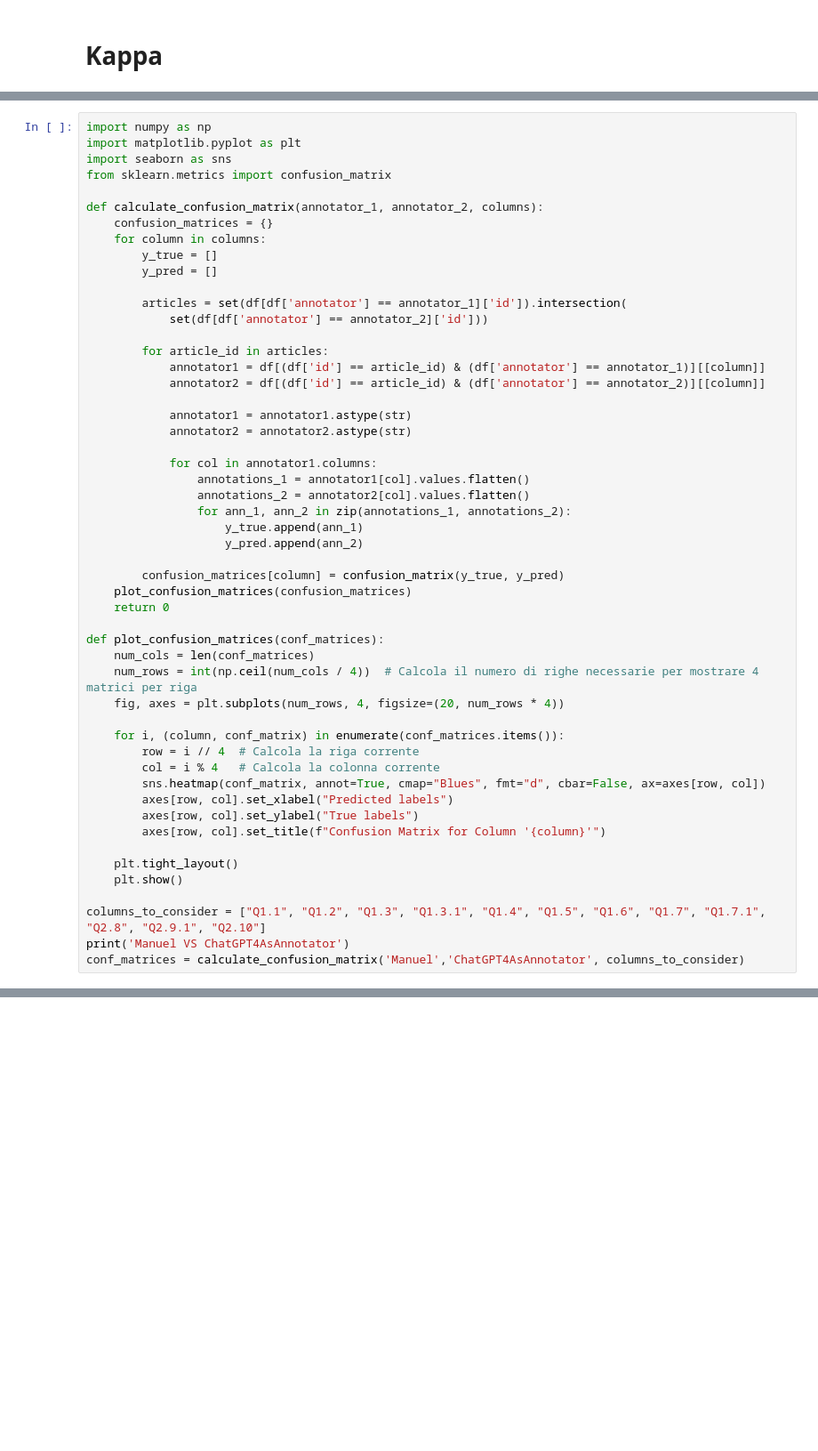
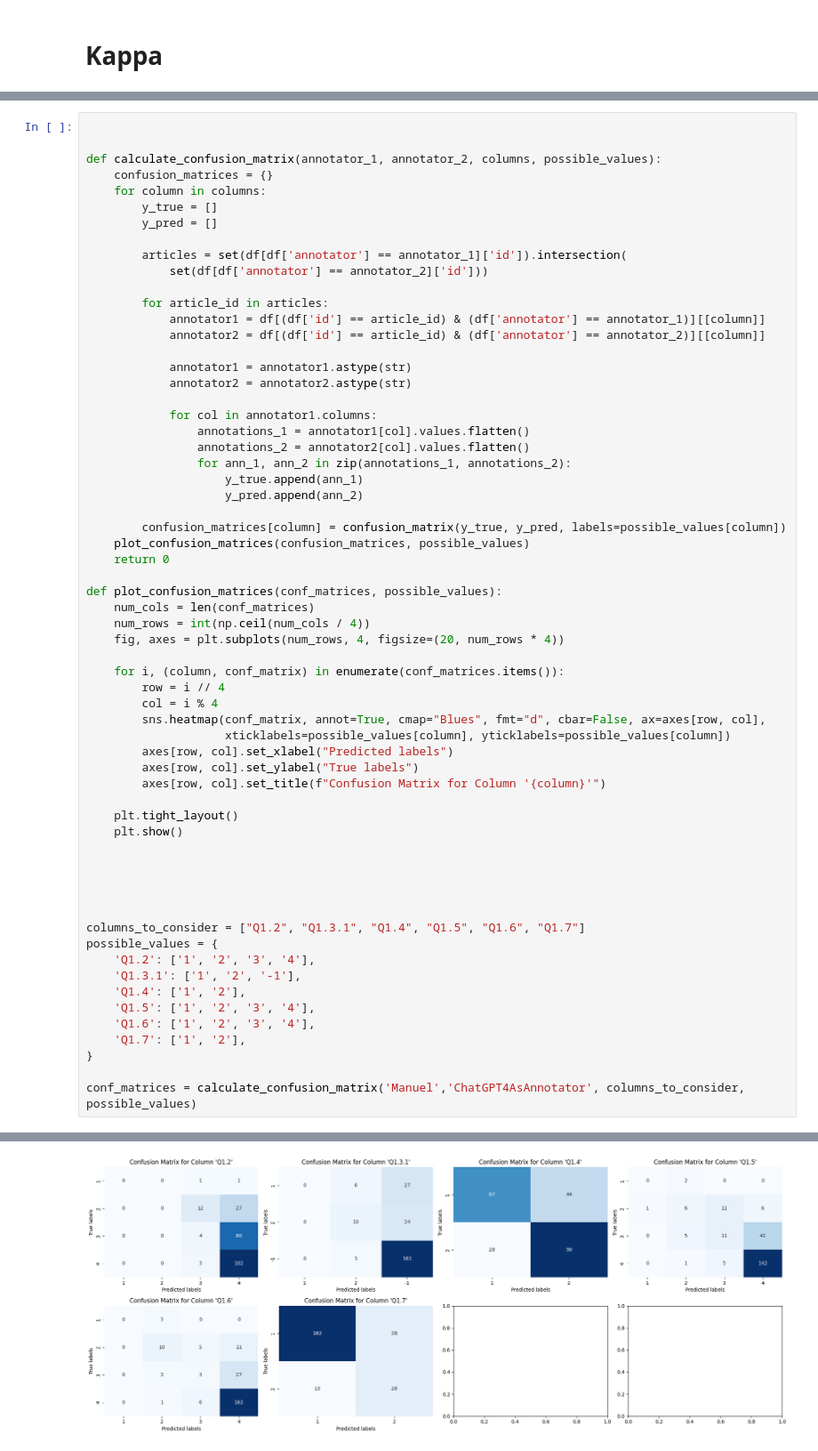
Before and after one commit to bianchi-john/ChatGPTAsAnnotator, a Jupyter notebook: Code/Comparison.ipynb, the cells around one changed output, grey strips where cells are left out. Shown: that part at 89% size. Drawn from its saved outputs; the diff is of its cells as text; blank space fills up the shorter version.

```diff
--- a/Code/Comparison.ipynb
+++ b/Code/Comparison.ipynb
@@ -304,10 +233,7 @@ calculate_metrics_per_column('Manuel', 'ChatGPT4AsAnnotator', semplified_df)
 # %%
-import numpy as np
-import matplotlib.pyplot as plt
-import seaborn as sns
-from sklearn.metrics import confusion_matrix
 
-def calculate_confusion_matrix(annotator_1, annotator_2, columns):
+
+def calculate_confusion_matrix(annotator_1, annotator_2, columns, possible_values):
     confusion_matrices = {}
     for column in columns:
         y_true = []
@@ -330,19 +256,20 @@ def calculate_confusion_matrix(annotator_1, annotator_2, columns):
                     y_true.append(ann_1)
                     y_pred.append(ann_2)
 
-        confusion_matrices[column] = confusion_matrix(y_true, y_pred)
-    plot_confusion_matrices(confusion_matrices)
+        confusion_matrices[column] = confusion_matrix(y_true, y_pred, labels=possible_values[column])
+    plot_confusion_matrices(confusion_matrices, possible_values)
     return 0
 
-def plot_confusion_matrices(conf_matrices):
+def plot_confusion_matrices(conf_matrices, possible_values):
     num_cols = len(conf_matrices)
-    num_rows = int(np.ceil(num_cols / 4))  # Calcola il numero di righe necessarie per mostrare 4 matrici per riga
+    num_rows = int(np.ceil(num_cols / 4))
     fig, axes = plt.subplots(num_rows, 4, figsize=(20, num_rows * 4))
 
     for i, (column, conf_matrix) in enumerate(conf_matrices.items()):
-        row = i // 4  # Calcola la riga corrente
-        col = i % 4   # Calcola la colonna corrente
-        sns.heatmap(conf_matrix, annot=True, cmap="Blues", fmt="d", cbar=False, ax=axes[row, col])
+        row = i // 4
+        col = i % 4
+        sns.heatmap(conf_matrix, annot=True, cmap="Blues", fmt="d", cbar=False, ax=axes[row, col],
+                    xticklabels=possible_values[column], yticklabels=possible_values[column])
         axes[row, col].set_xlabel("Predicted labels")
         axes[row, col].set_ylabel("True labels")
         axes[row, col].set_title(f"Confusion Matrix for Column '{column}'")
@@ -350,7 +277,19 @@ def plot_confusion_matrices(conf_matrices):
     plt.tight_layout()
     plt.show()
 
-columns_to_consider = ["Q1.1", "Q1.2", "Q1.3", "Q1.3.1", "Q1.4", "Q1.5", "Q1.6", "Q1.7", "Q1.7.1", "Q2.8", "Q2.9.1", "Q2.10"]
-print('Manuel VS ChatGPT4AsAnnotator')
-conf_matrices = calculate_confusion_matrix('Manuel','ChatGPT4AsAnnotator', columns_to_consider)
+
+
+
+
+columns_to_consider = ["Q1.2", "Q1.3.1", "Q1.4", "Q1.5", "Q1.6", "Q1.7"]
+possible_values = {
+    'Q1.2': ['1', '2', '3', '4'],
+    'Q1.3.1': ['1', '2', '-1'],
+    'Q1.4': ['1', '2'],
+    'Q1.5': ['1', '2', '3', '4'],
+    'Q1.6': ['1', '2', '3', '4'],
+    'Q1.7': ['1', '2'],
+}
+
+conf_matrices = calculate_confusion_matrix('Manuel','ChatGPT4AsAnnotator', columns_to_consider, possible_values)
 # %% [output]
@@ -358,0 +296 @@ KeyError: "None of [Index(['Q2.8'], dtype='object')] are in the [columns]"
+[figure, added]
```
Also changed, not shown: parts of 21 cells of this notebook, 8 other files.
